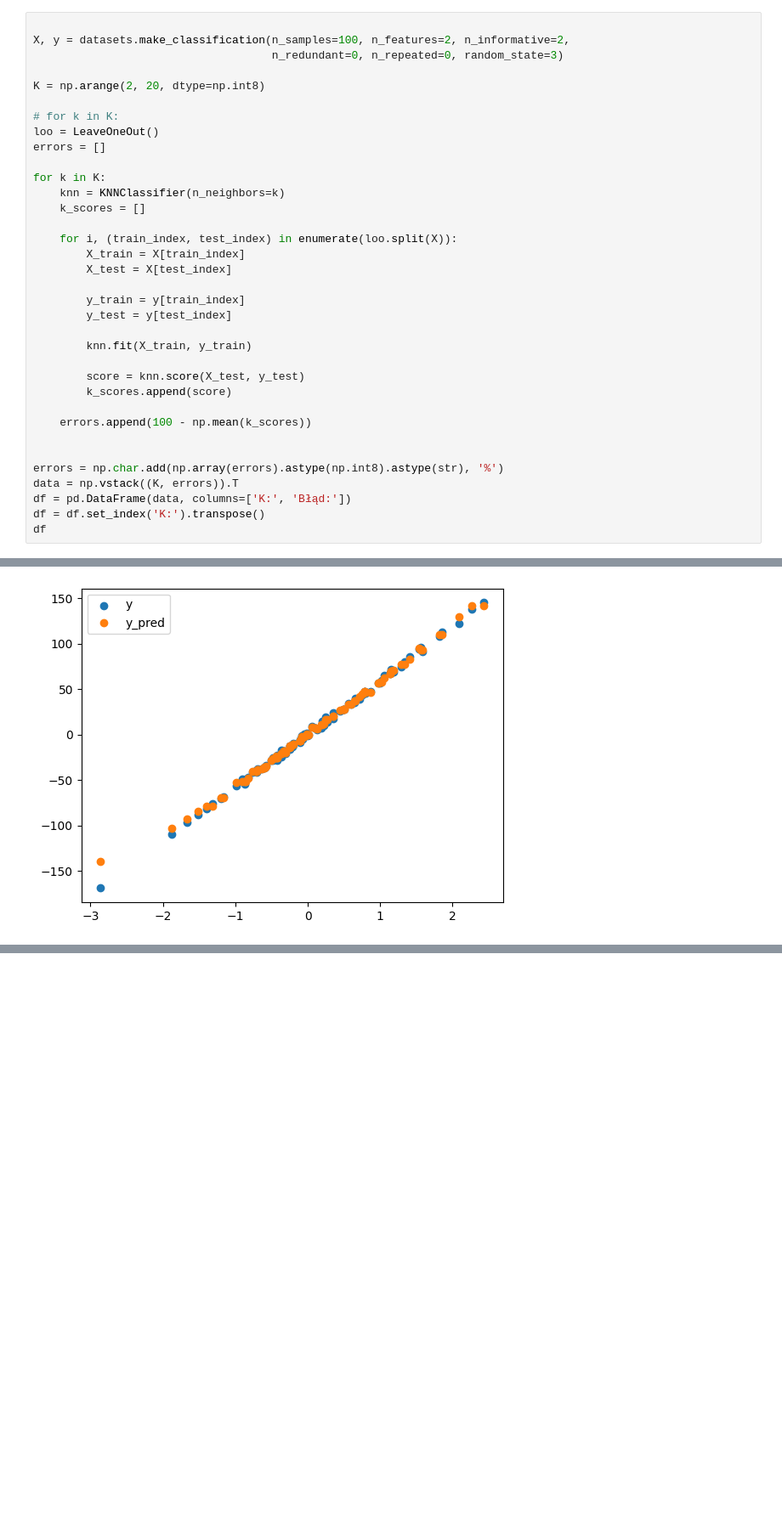
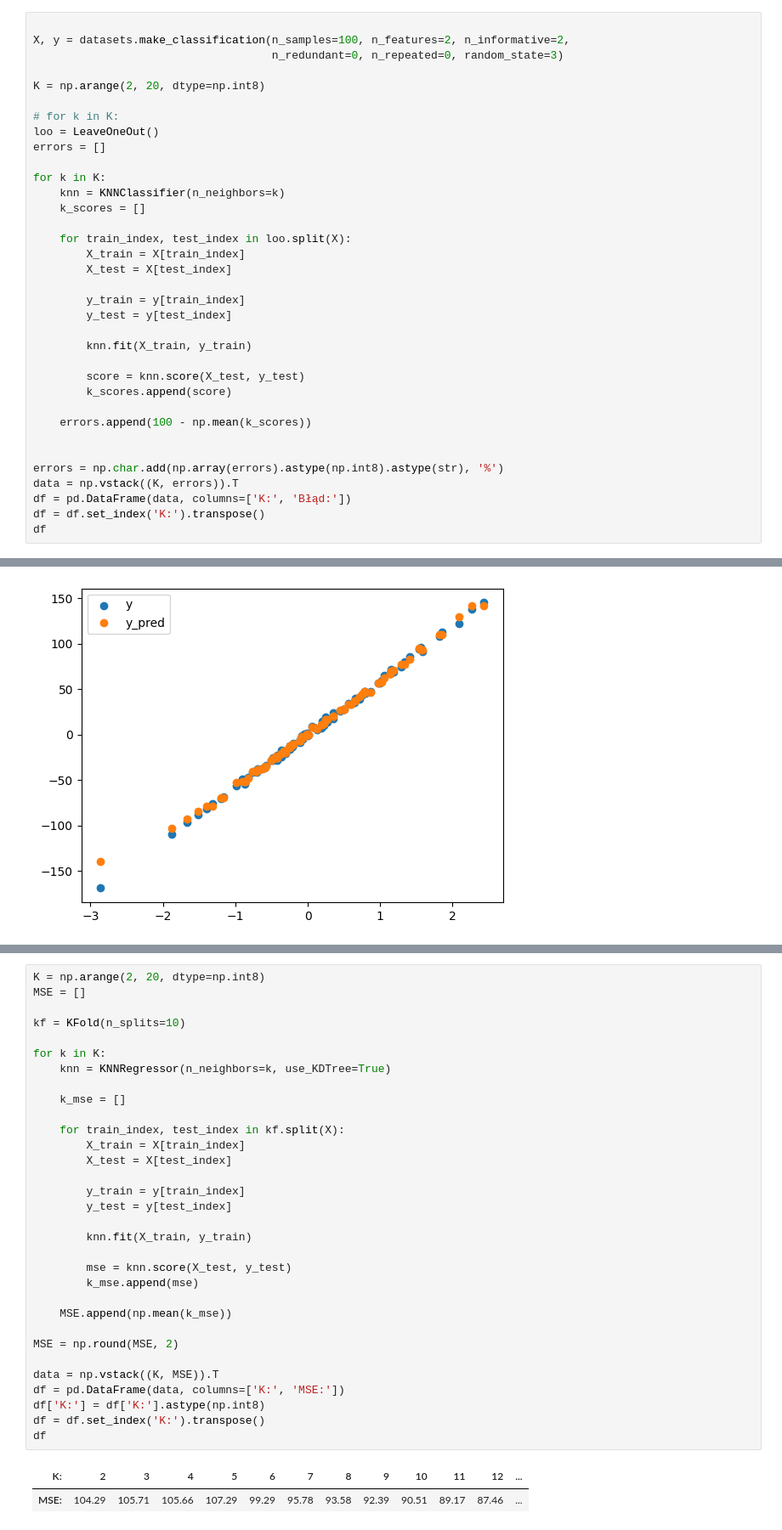
Before and after one commit to szvbvtk/Przetwarzanie_i_analiza_danych, a Jupyter notebook: lab_8.ipynb, the cells around one changed output, grey strips where cells are left out. Shown at 85% size. Cells and saved outputs as stored; diff of their text form; blank space fills up the shorter version.

```diff
--- a/lab_8.ipynb
+++ b/lab_8.ipynb
@@ -193,7 +193,7 @@ for k in K:
     knn = KNNClassifier(n_neighbors=k)
     k_scores = []
 
-    for i, (train_index, test_index) in enumerate(loo.split(X)):
+    for train_index, test_index in loo.split(X):
         X_train = X[train_index]
         X_test = X[test_index]
 
@@ -277,0 +283,35 @@ y = df.values[1::2, 2]
+# %%
+K = np.arange(2, 20, dtype=np.int8)
+MSE = []
+
+kf = KFold(n_splits=10)
+
+for k in K:
+    knn = KNNRegressor(n_neighbors=k, use_KDTree=True)
+
+    k_mse = []
+
+    for train_index, test_index in kf.split(X):
+        X_train = X[train_index]
+        X_test = X[test_index]
+
+        y_train = y[train_index]
+        y_test = y[test_index]
+
+        knn.fit(X_train, y_train)
+
+        mse = knn.score(X_test, y_test)
+        k_mse.append(mse)
+
+    MSE.append(np.mean(k_mse))
+
+MSE = np.round(MSE, 2)
+
+data = np.vstack((K, MSE)).T
+df = pd.DataFrame(data, columns=['K:', 'MSE:'])
+df['K:'] = df['K:'].astype(np.int8)
+df = df.set_index('K:').transpose()
+df
+# %% [output]
+| K: | 2 | 3 | 4 | 5 | 6 | 7 | 8 | 9 | 10 | 11 | 12 | ... |
+| MSE: | 104.29 | 105.71 | 105.66 | 107.29 | 99.29 | 95.78 | 93.58 | 92.39 | 90.51 | 89.17 | 87.46 | ... |
```
Also changed, not shown: parts of 6 cells of this notebook.
